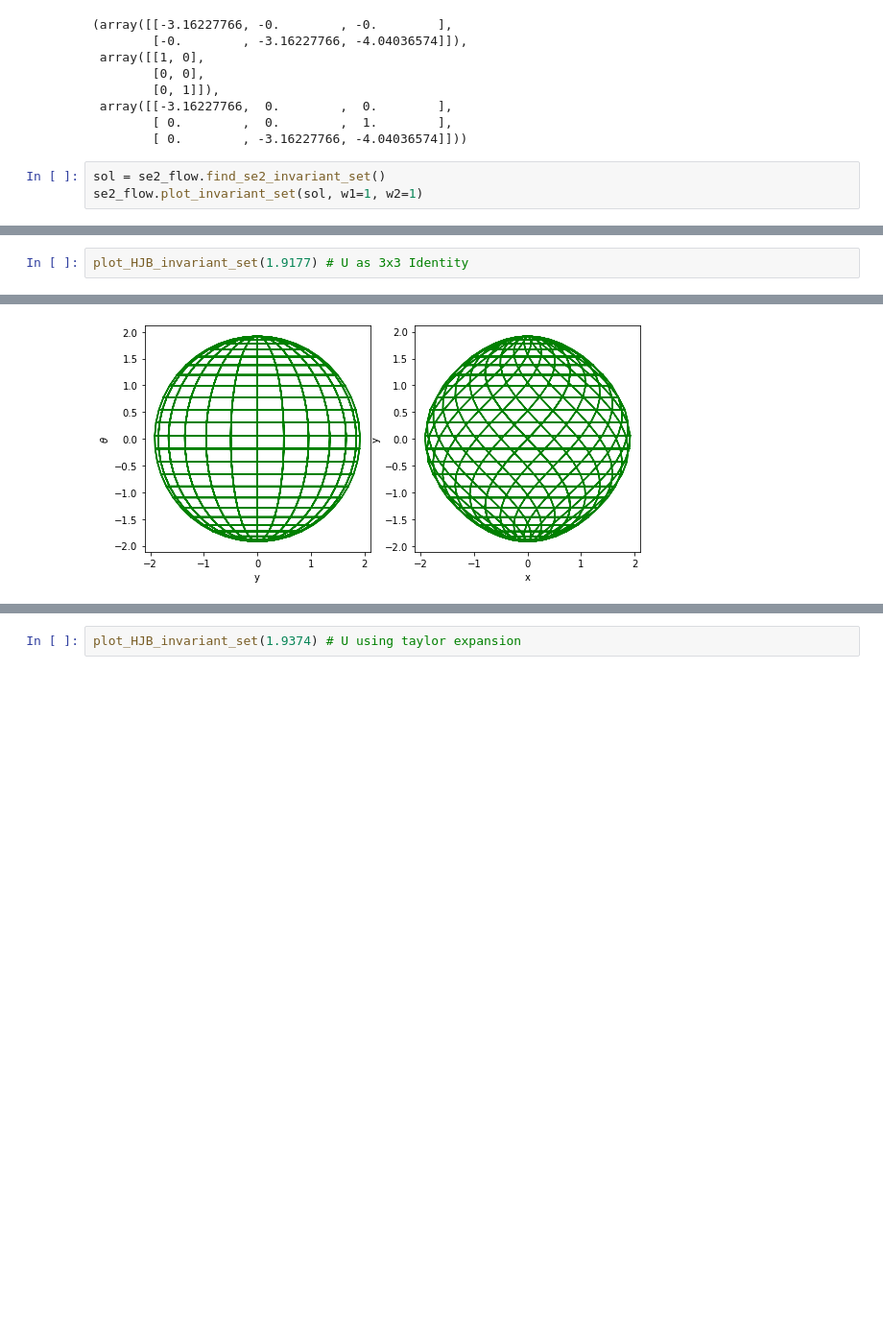
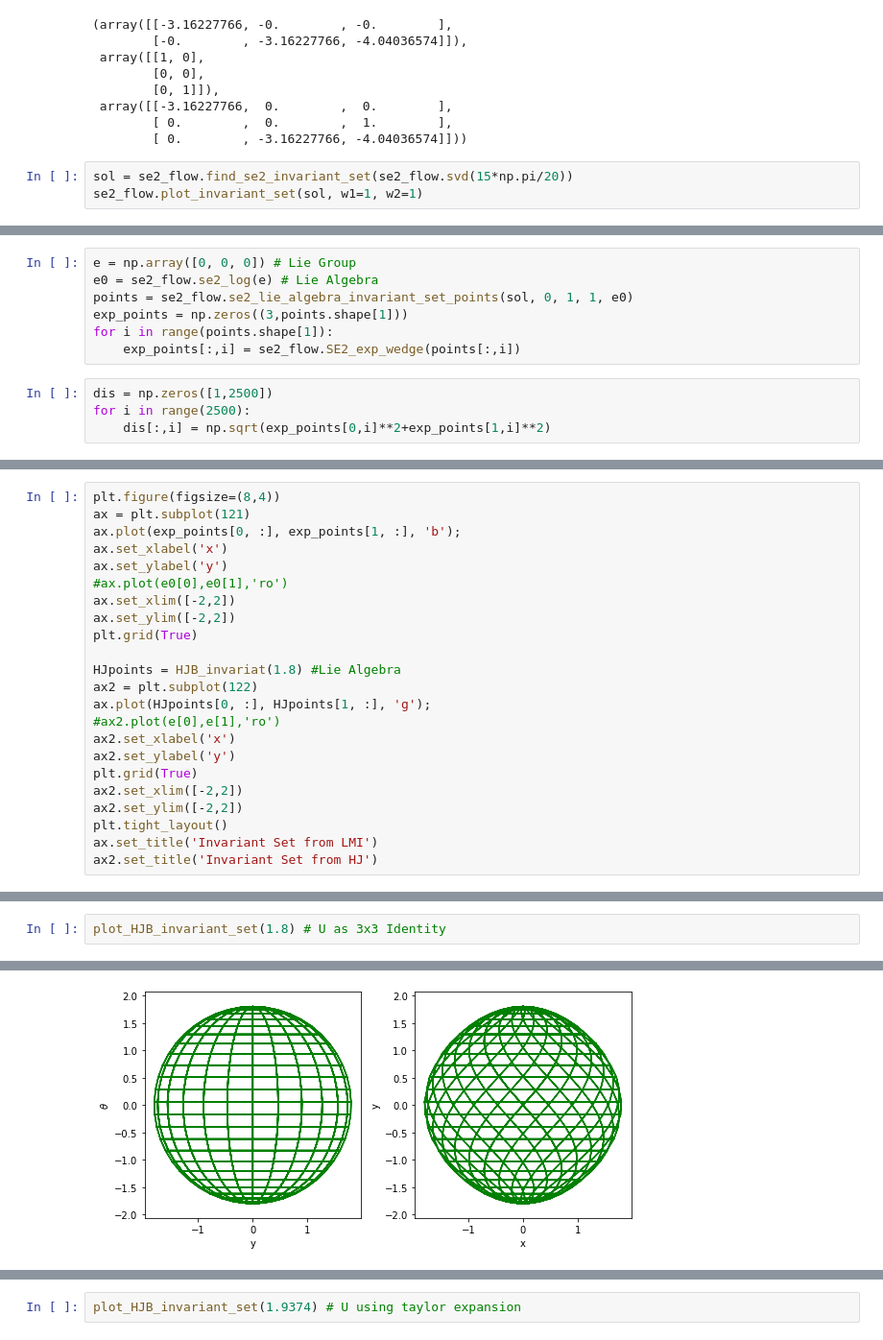
Before and after one commit to melodylylin/NASAULI_MC, a Jupyter notebook: SE(2) Invariant.ipynb, the cells around one changed output, grey strips where cells are left out. Shown at 96% size. Saved outputs shown, nothing was run; the diff lists cells and outputs as text; blank space fills up the shorter version.

```diff
--- a/SE(2) Invariant.ipynb
+++ b/SE(2) Invariant.ipynb
@@ -36,6 +36,6 @@ se2_flow.solve_control_gain()
         [ 0.        ,  0.        ,  1.        ],
         [ 0.        , -3.16227766, -4.04036574]]))
 # %%
-sol = se2_flow.find_se2_invariant_set()
+sol = se2_flow.find_se2_invariant_set(se2_flow.svd(15*np.pi/20))
 se2_flow.plot_invariant_set(sol, w1=1, w2=1)
 # %% [output]
@@ -45,0 +46,11 @@ se2_flow.plot_invariant_set(sol, w1=1, w2=1)
+# %%
+e = np.array([0, 0, 0]) # Lie Group
+e0 = se2_flow.se2_log(e) # Lie Algebra
+points = se2_flow.se2_lie_algebra_invariant_set_points(sol, 0, 1, 1, e0)
+exp_points = np.zeros((3,points.shape[1]))
+for i in range(points.shape[1]):
+    exp_points[:,i] = se2_flow.SE2_exp_wedge(points[:,i])
+# %%
+dis = np.zeros([1,2500])
+for i in range(2500):
+    dis[:,i] = np.sqrt(exp_points[0,i]**2+exp_points[1,i]**2)
@@ -45,0 +111,23 @@ se2_flow.plot_invariant_set(sol, w1=1, w2=1)
+# %%
+plt.figure(figsize=(8,4))
+ax = plt.subplot(121)
+ax.plot(exp_points[0, :], exp_points[1, :], 'b');
+ax.set_xlabel('x')
+ax.set_ylabel('y')
+#ax.plot(e0[0],e0[1],'ro')
+ax.set_xlim([-2,2])
+ax.set_ylim([-2,2])
+plt.grid(True)
+
+HJpoints = HJB_invariat(1.8) #Lie Algebra
+ax2 = plt.subplot(122)
+ax.plot(HJpoints[0, :], HJpoints[1, :], 'g');
+#ax2.plot(e[0],e[1],'ro')
+ax2.set_xlabel('x')
+ax2.set_ylabel('y')
+plt.grid(True)
+ax2.set_xlim([-2,2])
+ax2.set_ylim([-2,2])
+plt.tight_layout()
+ax.set_title('Invariant Set from LMI')
+ax2.set_title('Invariant Set from HJ')
@@ -131,5 +222,5 @@ def plot_HJB_invariant_set(R):
     plt.axis('auto')
     plt.tight_layout()
 # %%
-plot_HJB_invariant_set(1.9177) # U as 3x3 Identity
+plot_HJB_invariant_set(1.8) # U as 3x3 Identity
 # %% [output]
@@ -137 +228 @@ plot_HJB_invariant_set(1.9177) # U as 3x3 Identity
-[figure, old version]
+[figure, new version]
```
Also changed, not shown: parts of 13 cells of this notebook, 4 other files.
